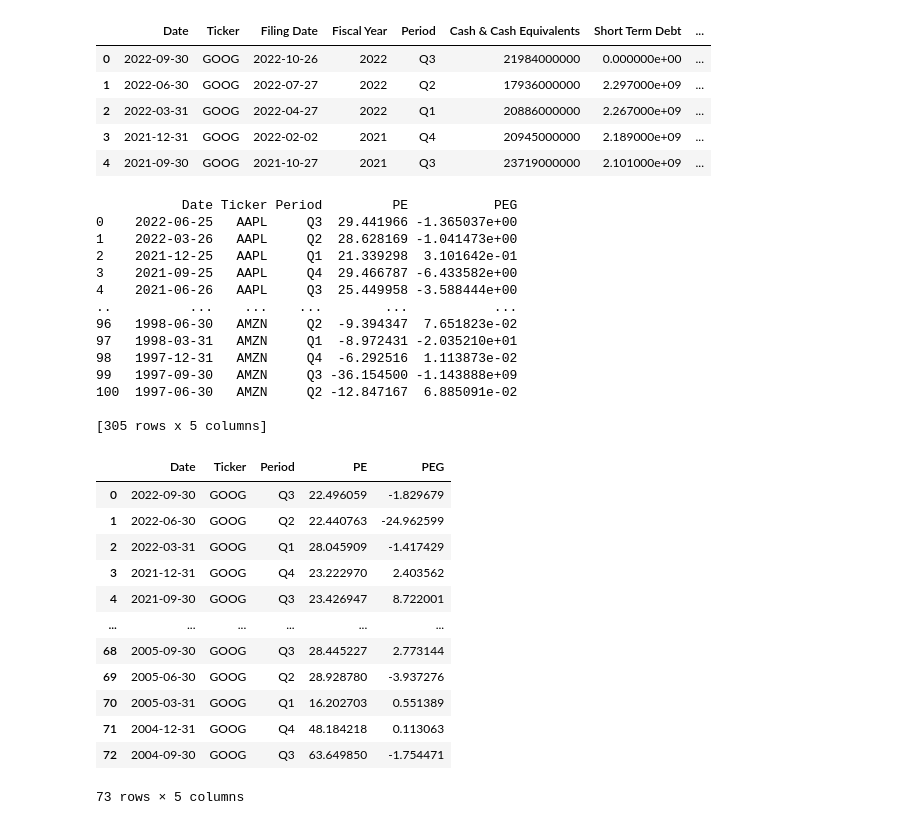
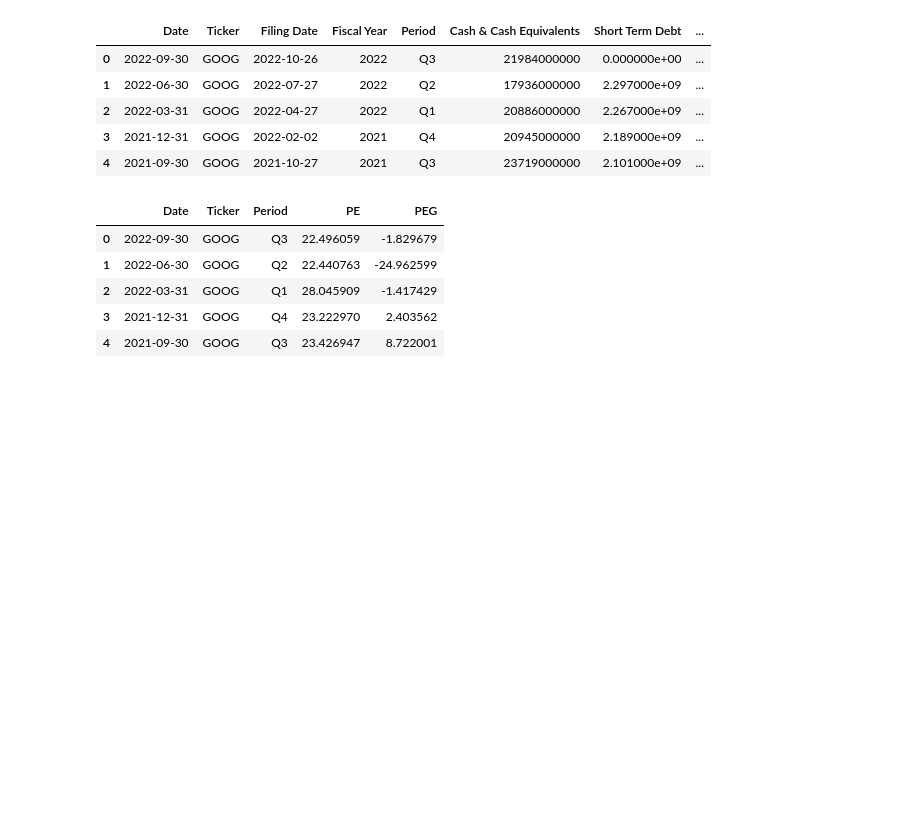
Before and after one commit to lyndsaywylie/Project-1, a Jupyter notebook: lyns.ipynb, the cells around one changed output. Drawn from its saved outputs; the diff is of its cells as text; code cells hidden in the pictures; blank space fills up the shorter version.

```diff
--- a/lyns.ipynb
+++ b/lyns.ipynb
@@ -195,44 +246,3 @@ print(dum_financials)
 38  4.651000e+09     1.420000e+08  1.133000e+09  0.33
 
 [117 rows x 9 columns]
-# %%
-tickers3 = ["AAPL", "GOOG", "AMZN"]
-
-#make empty lists to hold data
-date = []
-symbol = []
-filling_date = []
-calendar_year = []
-period = []
-revenue = []
-gross_profit = []
-net_income = []
-eps = []
-shares_oustanding = []
-prep_key = "b4fe65382da39adf450a1bdfc846fd2e"
-for name in tickers3:
-    query_url = f"https://financialmodelingprep.com/api/v3/income-statement/{name}?limit=120&apikey={prep_key}"
-    fiscal_response = requests.get(query_url).json()
-#    fiscal_response["symbol"] = name
-    date.append(fiscal_response[1]["date"])
-    symbol.append(fiscal_response[1]["symbol"])
-    filling_date.append(fiscal_response[1]["fillingDate"])
-    calendar_year.append(fiscal_response[1]["calendarYear"])
-    period.append(fiscal_response[1]["period"])
-    revenue.append(fiscal_response[1]["revenue"])
-    gross_profit.append(fiscal_response[1]["grossProfit"])
-    net_income.append(fiscal_response[1]["netIncome"])
-    eps.append(fiscal_response[1]["eps"])
-    shares_oustanding.append(fiscal_response[1]["weightedAverageShsOut"])
-
-#build dataframe
-fiscal_year = pd.DataFrame({"Ticker": symbol,
-                           "Filing Date": date,
-                           "Calendar Year": calendar_year,
-                           "Period": period,
-                           "Revenue": revenue,
-                           "Gross Profit": gross_profit,
-                           "Net Income": net_income,
-                           "EPS": eps,
-                           "Shares Outstanding": shares_oustanding})
-fiscal_year
@@ -432,52 +429,31 @@ for name in tickers3:
     query_url = f"https://financialmodelingprep.com/api/v3/ratios/{name}?period=quarter&limit=140&apikey={prep_key}"
     ratios_response = requests.get(query_url).json()
     tickers_ratio_response = pd.json_normalize(ratios_response)
     tickers_ratio_response["symbol"] = name
     tickers_ratio_response = tickers_ratio_response[["date", "symbol",
                                           "period", "priceEarningsRatio", "priceEarningsToGrowthRatio"]]
     tickers_ratios= pd.concat([tickers_ratios,tickers_ratio_response])
 tickers_ratios.columns=["Date", "Ticker", "Period", "PE", "PEG"]
 #print(tickers_ratios)
 
 #Create copy that won't affect original
 ticker_ratios = tickers_ratios.copy(deep=True)
 #print(fiscal_qbs)
 
 #Create separate dataframe based on symbols
 aapl_ratios = ticker_ratios[ticker_ratios["Ticker"] == "AAPL"]
 aapl_ratios = pd.DataFrame(aapl_ratios)
 
 amzn_ratios = ticker_ratios[ticker_ratios["Ticker"] == "AMZN"]
 amzn_ratios = pd.DataFrame(amzn_ratios)
 
 goog_ratios = ticker_ratios[ticker_ratios["Ticker"] == "GOOG"]
 goog_ratios = pd.DataFrame(goog_ratios)
-goog_ratios
+goog_ratios.head()
 # %% [output]
-           Date Ticker Period         PE           PEG
-0    2022-06-25   AAPL     Q3  29.441966 -1.365037e+00
-1    2022-03-26   AAPL     Q2  28.628169 -1.041473e+00
-2    2021-12-25   AAPL     Q1  21.339298  3.101642e-01
-3    2021-09-25   AAPL     Q4  29.466787 -6.433582e+00
-4    2021-06-26   AAPL     Q3  25.449958 -3.588444e+00
-..          ...    ...    ...        ...           ...
-96   1998-06-30   AMZN     Q2  -9.394347  7.651823e-02
-97   1998-03-31   AMZN     Q1  -8.972431 -2.035210e+01
-98   1997-12-31   AMZN     Q4  -6.292516  1.113873e-02
-99   1997-09-30   AMZN     Q3 -36.154500 -1.143888e+09
-100  1997-06-30   AMZN     Q2 -12.847167  6.885091e-02
-
-[305 rows x 5 columns]
 |  | Date | Ticker | Period | PE | PEG |
 | 0 | 2022-09-30 | GOOG | Q3 | 22.496059 | -1.829679 |
 | 1 | 2022-06-30 | GOOG | Q2 | 22.440763 | -24.962599 |
 | 2 | 2022-03-31 | GOOG | Q1 | 28.045909 | -1.417429 |
 | 3 | 2021-12-31 | GOOG | Q4 | 23.222970 | 2.403562 |
 | 4 | 2021-09-30 | GOOG | Q3 | 23.426947 | 8.722001 |
-| ... | ... | ... | ... | ... | ... |
-| 68 | 2005-09-30 | GOOG | Q3 | 28.445227 | 2.773144 |
-| 69 | 2005-06-30 | GOOG | Q2 | 28.928780 | -3.937276 |
-| 70 | 2005-03-31 | GOOG | Q1 | 16.202703 | 0.551389 |
-| 71 | 2004-12-31 | GOOG | Q4 | 48.184218 | 0.113063 |
-| 72 | 2004-09-30 | GOOG | Q3 | 63.649850 | -1.754471 |
-73 rows × 5 columns
```
Also changed, not shown: parts of 11 cells of this notebook.
